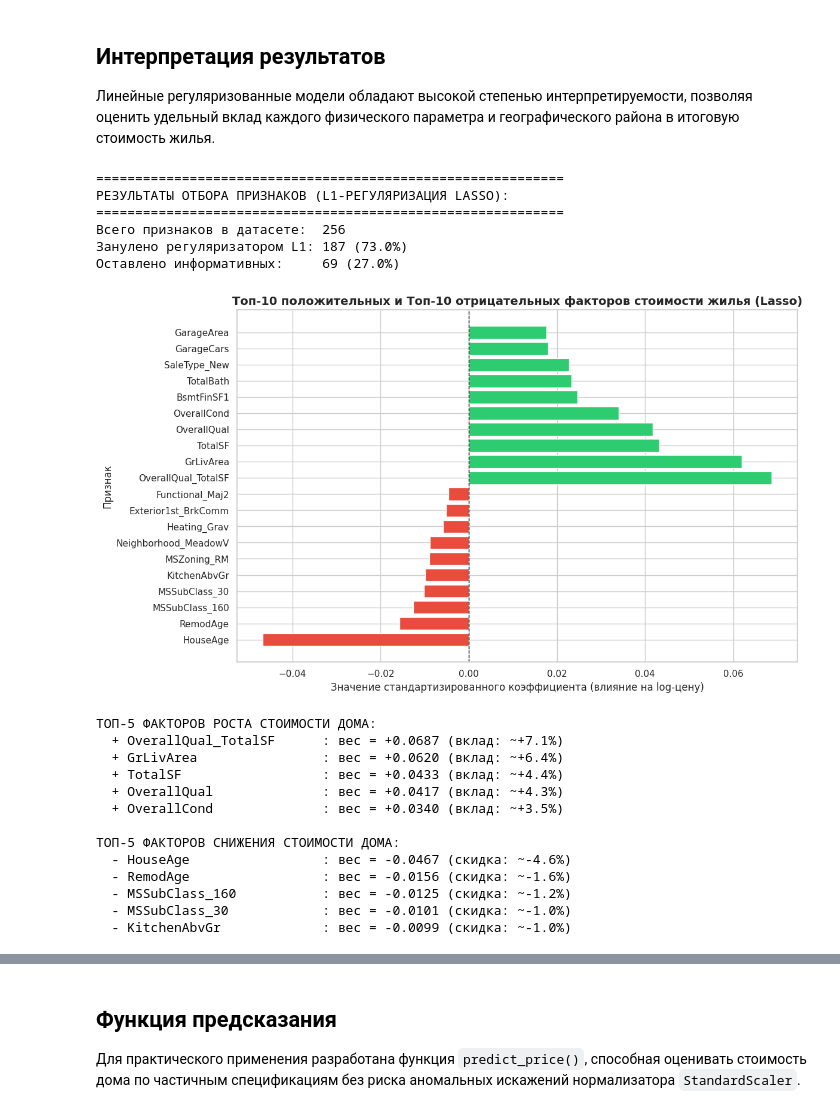
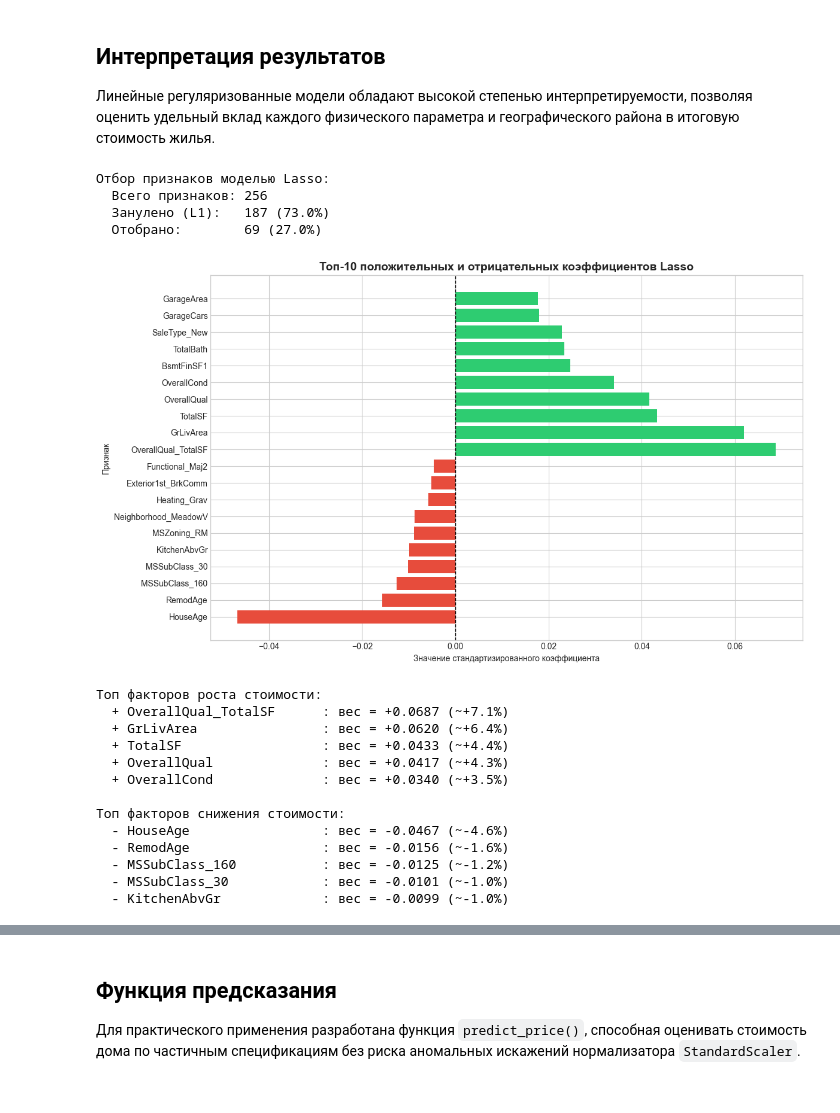
Before and after one commit to BratsunDanila/ml-course-bratsun, a Jupyter notebook: module-2-house-prices/notebook.ipynb, the cells around one changed output, grey strips where cells are left out. Cells and saved outputs as stored; diff of their text form; code cells hidden in the pictures.

```diff
--- a/module-2-house-prices/notebook.ipynb
+++ b/module-2-house-prices/notebook.ipynb
@@ -603,71 +557,63 @@ Gradient Boosting (Бонус)    20367.9469       0.1216    2.3797
 
 Линейные регуляризованные модели обладают высокой степенью интерпретируемости, позволяя оценить удельный вклад каждого физического параметра и географического района в итоговую стоимость жилья.
 # %%
-# ============================================================
-# РАЗДЕЛ 8: ИНТЕРПРЕТАЦИЯ РЕЗУЛЬТАТОВ И ВАЖНОСТЬ ПРИЗНАКОВ
-# ============================================================
-
-# 8.1. Анализ зануления весов в модели Lasso
+# Оцениваем зануление весов L1-регуляризацией
 coef_df = pd.DataFrame({
     'Feature': feature_cols,
     'Coefficient': lasso_model.coef_
 })
 
 zero_features_count = (coef_df['Coefficient'] == 0).sum()
 active_features_count = (coef_df['Coefficient'] != 0).sum()
 
-print("=" * 60)
-print("РЕЗУЛЬТАТЫ ОТБОРА ПРИЗНАКОВ (L1-РЕГУЛЯРИЗАЦИЯ LASSO):")
-print("=" * 60)
-print(f"Всего признаков в датасете:  {len(feature_cols)}")
-print(f"Занулено регуляризатором L1: {zero_features_count} ({zero_features_count/len(feature_cols)*100:.1f}%)")
-print(f"Оставлено информативных:     {active_features_count} ({active_features_count/len(feature_cols)*100:.1f}%)")
+print("Отбор признаков моделью Lasso:")
+print(f"  Всего признаков: {len(feature_cols)}")
+print(f"  Занулено (L1):   {zero_features_count} ({zero_features_count/len(feature_cols)*100:.1f}%)")
+print(f"  Отобрано:        {active_features_count} ({active_features_count/len(feature_cols)*100:.1f}%)")
 
-# 8.2. Визуализация топ-10 положительных и топ-10 отрицательных факторов
+# Топ-10 положительных и топ-10 отрицательных коэффициентов
 top_pos = coef_df.sort_values('Coefficient', ascending=False).head(10)
 top_neg = coef_df.sort_values('Coefficient', ascending=True).head(10)
 top_features = pd.concat([top_neg, top_pos]).reset_index(drop=True)
 
 plt.figure(figsize=(12, 7))
 bar_colors = ['#e74c3c' if c < 0 else '#2ecc71' for c in top_features['Coefficient']]
 plt.barh(top_features['Feature'], top_features['Coefficient'], color=bar_colors)
 plt.axvline(0, color='black', linestyle='--', lw=1)
-plt.title('Топ-10 положительных и Топ-10 отрицательных факторов стоимости жилья (Lasso)', fontsize=14, fontweight='bold')
-plt.xlabel('Значение стандартизированного коэффициента (влияние на log-цену)')
+plt.title('Топ-10 положительных и отрицательных коэффициентов Lasso', fontsize=14, fontweight='bold')
+plt.xlabel('Значение стандартизированного коэффициента')
 plt.ylabel('Признак')
 plt.tight_layout()
 plt.savefig('examples/feature_importance.png', dpi=300)
 plt.show()
 
-# 8.3. Расчет процентного изменения цены для ключевых факторов
-print("\nТОП-5 ФАКТОРОВ РОСТА СТОИМОСТИ ДОМА:")
+# Экономическая интерпретация в процентах изменения цены: (exp(w) - 1) * 100%
+print("\nТоп факторов роста стоимости:")
 for idx, row in top_pos.head(5).iterrows():
     pct_change = (np.exp(row['Coefficient']) - 1) * 100
-    print(f"  + {row['Feature']:25s}: вес = {row['Coefficient']:+.4f} (вклад: ~{pct_change:+.1f}%)")
+    print(f"  + {row['Feature']:25s}: вес = {row['Coefficient']:+.4f} (~{pct_change:+.1f}%)")
 
-print("\nТОП-5 ФАКТОРОВ СНИЖЕНИЯ СТОИМОСТИ ДОМА:")
+print("\nТоп факторов снижения стоимости:")
 for idx, row in top_neg.head(5).iterrows():
     pct_change = (np.exp(row['Coefficient']) - 1) * 100
-    print(f"  - {row['Feature']:25s}: вес = {row['Coefficient']:+.4f} (скидка: ~{pct_change:+.1f}%)")
+    print(f"  - {row['Feature']:25s}: вес = {row['Coefficient']:+.4f} (~{pct_change:+.1f}%)")
 # %% [output]
-============================================================
-РЕЗУЛЬТАТЫ ОТБОРА ПРИЗНАКОВ (L1-РЕГУЛЯРИЗАЦИЯ LASSO):
-============================================================
-Всего признаков в датасете:  256
-Занулено регуляризатором L1: 187 (73.0%)
-Оставлено информативных:     69 (27.0%)
+Отбор признаков моделью Lasso:
+  Всего признаков: 256
+  Занулено (L1):   187 (73.0%)
+  Отобрано:        69 (27.0%)
-[figure, old version]
+[figure, new version]
-ТОП-5 ФАКТОРОВ РОСТА СТОИМОСТИ ДОМА:
-  + OverallQual_TotalSF      : вес = +0.0687 (вклад: ~+7.1%)
-  + GrLivArea                : вес = +0.0620 (вклад: ~+6.4%)
-  + TotalSF                  : вес = +0.0433 (вклад: ~+4.4%)
-  + OverallQual              : вес = +0.0417 (вклад: ~+4.3%)
-  + OverallCond              : вес = +0.0340 (вклад: ~+3.5%)
+Топ факторов роста стоимости:
+  + OverallQual_TotalSF      : вес = +0.0687 (~+7.1%)
+  + GrLivArea                : вес = +0.0620 (~+6.4%)
+  + TotalSF                  : вес = +0.0433 (~+4.4%)
+  + OverallQual              : вес = +0.0417 (~+4.3%)
+  + OverallCond              : вес = +0.0340 (~+3.5%)
 
-ТОП-5 ФАКТОРОВ СНИЖЕНИЯ СТОИМОСТИ ДОМА:
-  - HouseAge                 : вес = -0.0467 (скидка: ~-4.6%)
-  - RemodAge                 : вес = -0.0156 (скидка: ~-1.6%)
-  - MSSubClass_160           : вес = -0.0125 (скидка: ~-1.2%)
-  - MSSubClass_30            : вес = -0.0101 (скидка: ~-1.0%)
-  - KitchenAbvGr             : вес = -0.0099 (скидка: ~-1.0%)
+Топ факторов снижения стоимости:
+  - HouseAge                 : вес = -0.0467 (~-4.6%)
+  - RemodAge                 : вес = -0.0156 (~-1.6%)
+  - MSSubClass_160           : вес = -0.0125 (~-1.2%)
+  - MSSubClass_30            : вес = -0.0101 (~-1.0%)
+  - KitchenAbvGr             : вес = -0.0099 (~-1.0%)
 # %% [markdown]
```
Also changed, not shown: parts of 22 cells of this notebook, 7 other files.
